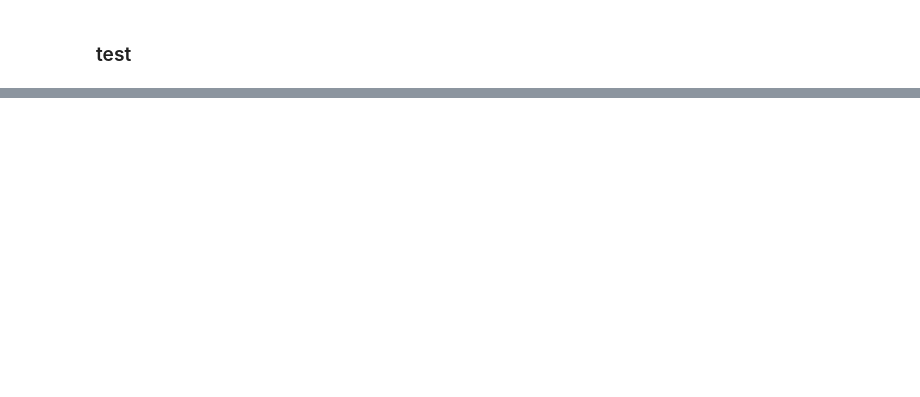
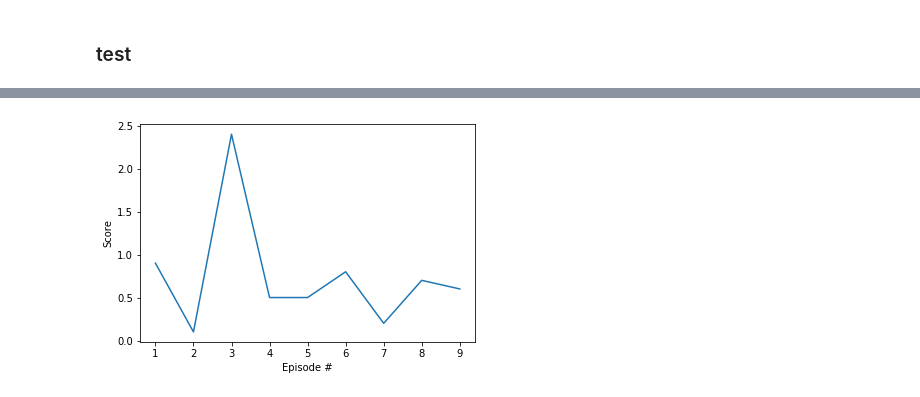
Before and after one commit to AI2Rgross/p3_collab-compet, a Jupyter notebook: Tennis-train-2ddpg-memory.ipynb, the cells around one changed output, grey strips where cells are left out. Saved outputs shown, nothing was run; the diff lists cells and outputs as text; code cells hidden in the pictures; blank space fills up the shorter version.

```diff
--- a/Tennis-train-2ddpg-memory.ipynb
+++ b/Tennis-train-2ddpg-memory.ipynb
@@ -192,18 +198,20 @@ env.close()
 def Test(env,brain_name,num_agents,agent,file_name_actor,file_name_critic,n_episodes=6000, max_t=1000):
     """ Visualize agent using saved checkpoint. """
     # load saved weights
-    agent.actor_local.load_state_dict(torch.load(file_name_actor))
-    agent.critic_local.load_state_dict(torch.load(file_name_critic))
+    for i in range(num_agents):
+        agent[i].actor_local.load_state_dict(torch.load(file_name_actor[i]))
+        agent[i].critic_local.load_state_dict(torch.load(file_name_critic[i]))
+
     scores = []                        # list containing scores from each episode
     score = 0
 
     for i_episode in range(1, n_episodes):
         env_info = env.reset(train_mode=False)[brain_name]
         states = env_info.vector_observations
-        agent.reset()
+        [agent[i].reset() for i in range(num_agents)]
         score = np.zeros(num_agents)
         for t in range(max_t):
-            actions = [agent.act(states[i],rate=0.9999) for i in range(num_agents)]
+            actions = [agent[i].act(states[i],rate=0.9999) for i in range(num_agents)]
             env_info = env.step(actions)[brain_name]
             next_states = env_info.vector_observations         # get next state (for each agent)
             rewards = env_info.rewards                         # get reward (for each agent)
@@ -213,7 +221,9 @@ def Test(env,brain_name,num_agents,agent,file_name_actor,file_name_critic,n_epis
             score =score+ rewards
             if any(dones):
                 break
+        scores.append(np.max(score)) # save the best score between both agents
+
     return scores
 # %%
-env = UnityEnvironment(file_name="/home/eamslab/Desktop/Nanodegree_DRL/Master/p3_collab-compet/Tennis_Linux/Tennis.x86_64")
+env = UnityEnvironment(file_name="/home/raphe/Cours/Nanodegree_DRL/Tennis_Linux/Tennis.x86_64")
 # get the default brain
@@ -226,4 +253,4 @@ action_size = brain.vector_action_space_size
 states = env_info.vector_observations
 state_size = states.shape[1]
 # %%
-agent = Agent(state_size=state_size, action_size=action_size, random_seed=10)
+agent = [ Agent(state_size=state_size, action_size=action_size, random_seed=10) for i in range(num_agents)]
@@ -233,2 +257,17 @@ file_name_critic ='checkpoint_critic1.pth'
+# %%
+file_name_actor=[]
+file_name_critic=[]
+for i in range(num_agents):
+    file_name_actor.append('checkpoint_actor'+str(i)+'.pth')
+    file_name_critic.append('checkpoint_critic'+str(i)+'.pth')
 # %%
 scores=Test(env,brain_name,num_agents,agent,file_name_actor,file_name_critic ,n_episodes=10,max_t=1000)
+# %%
+fig = plt.figure()
+ax = fig.add_subplot(111)
+plt.plot(np.arange(1, len(scores)+1), scores)
+plt.ylabel('Score')
+plt.xlabel('Episode #')
+plt.show()
+# %% [output]
+[figure, added]
```
Also changed, not shown: parts of 7 cells of this notebook, 15 other files.
